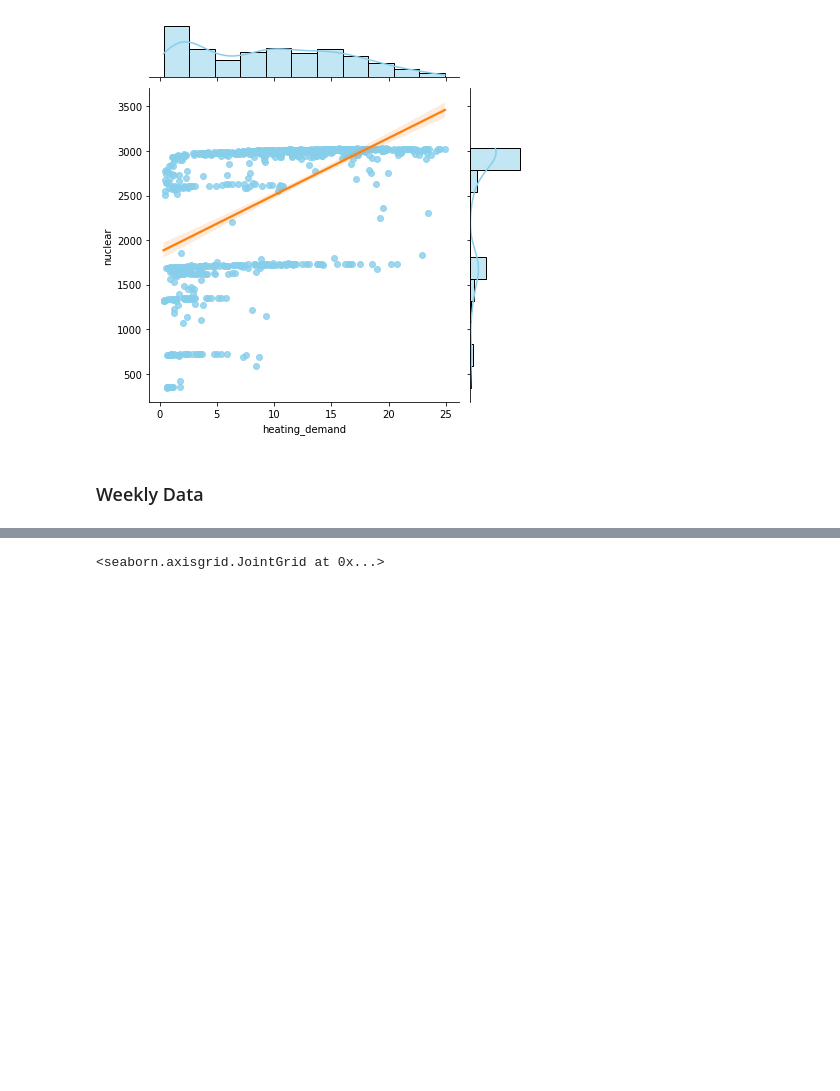
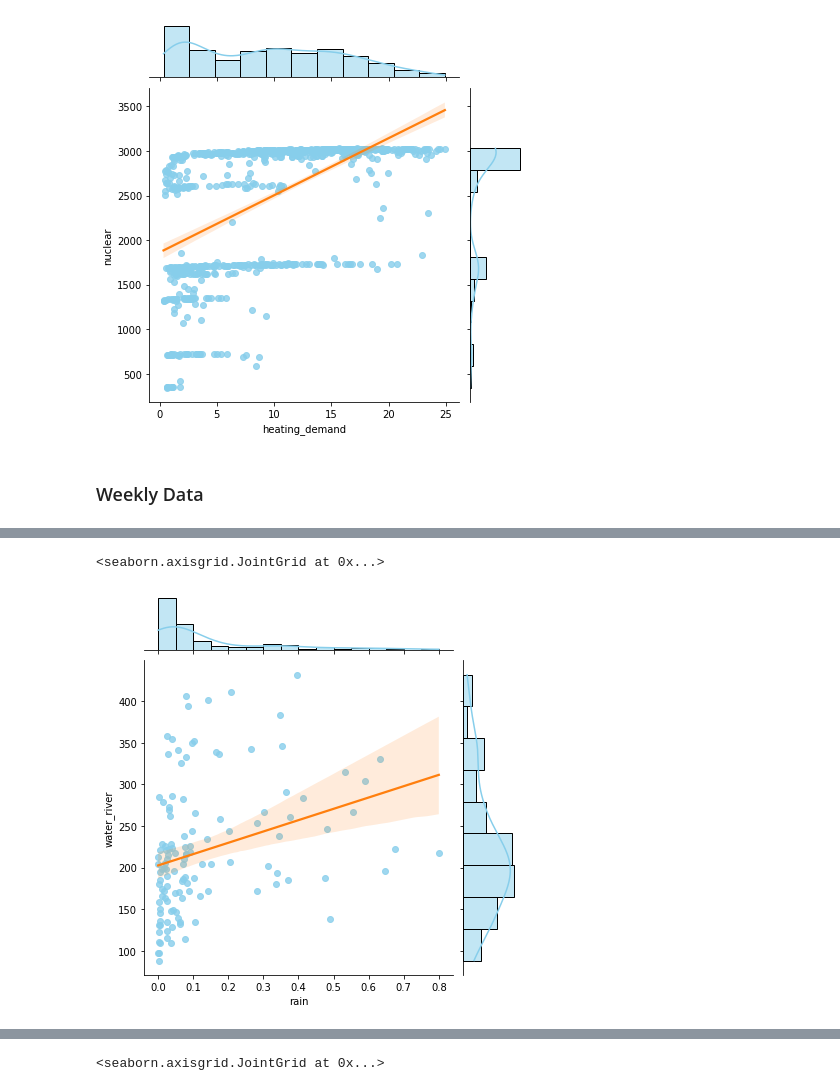
Before and after one commit to danielakomenda/scientific_programming_project, a Jupyter notebook: notebooks/Other_Code/Create Model.ipynb, the cells around one changed output, grey strips where cells are left out. Saved outputs shown, nothing was run; the diff lists cells and outputs as text; code cells hidden in the pictures; blank space fills up the shorter version.

```diff
--- a/notebooks/Other_Code/Create Model.ipynb
+++ b/notebooks/Other_Code/Create Model.ipynb
@@ -188,3 +197,14 @@ seaborn.jointplot(
+# %%
+seaborn.jointplot(
+    x=input_features_weekly.rain,
+    y=target_features_weekly.water_river,
+    kind="reg",
+    color="skyblue",
+    joint_kws={'line_kws':{'color':'tab:orange'}},
+)
+# %% [output]
+<seaborn.axisgrid.JointGrid at 0x...>
+[figure, added]
 # %%
 seaborn.jointplot(
     x=input_features_weekly.windpower,
```
Also changed, not shown: parts of 20 cells of this notebook, 21 other files.
